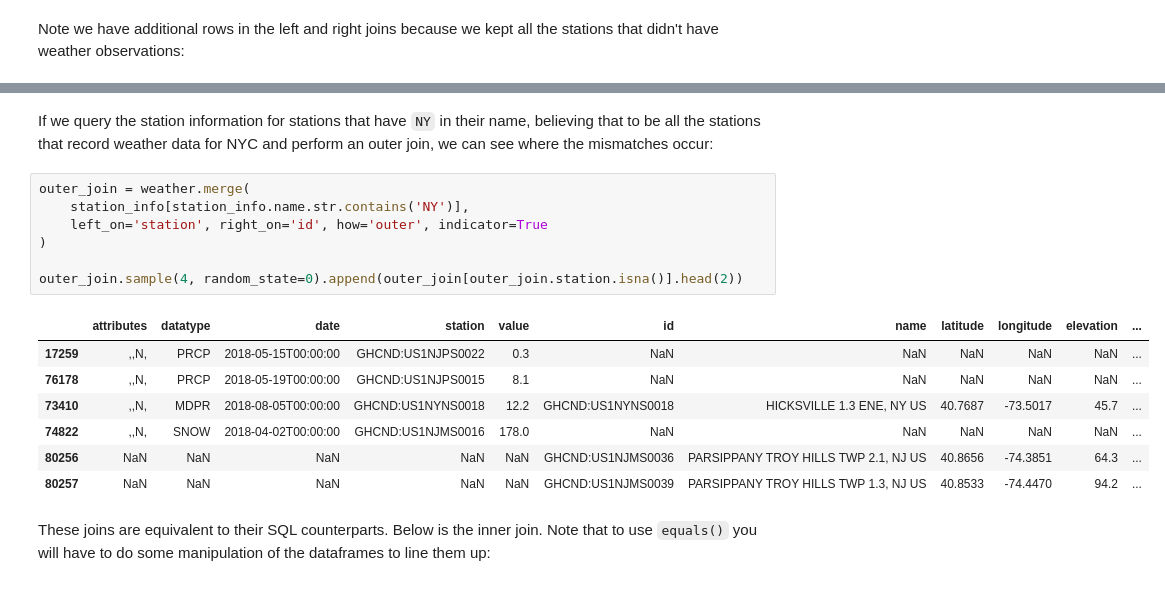
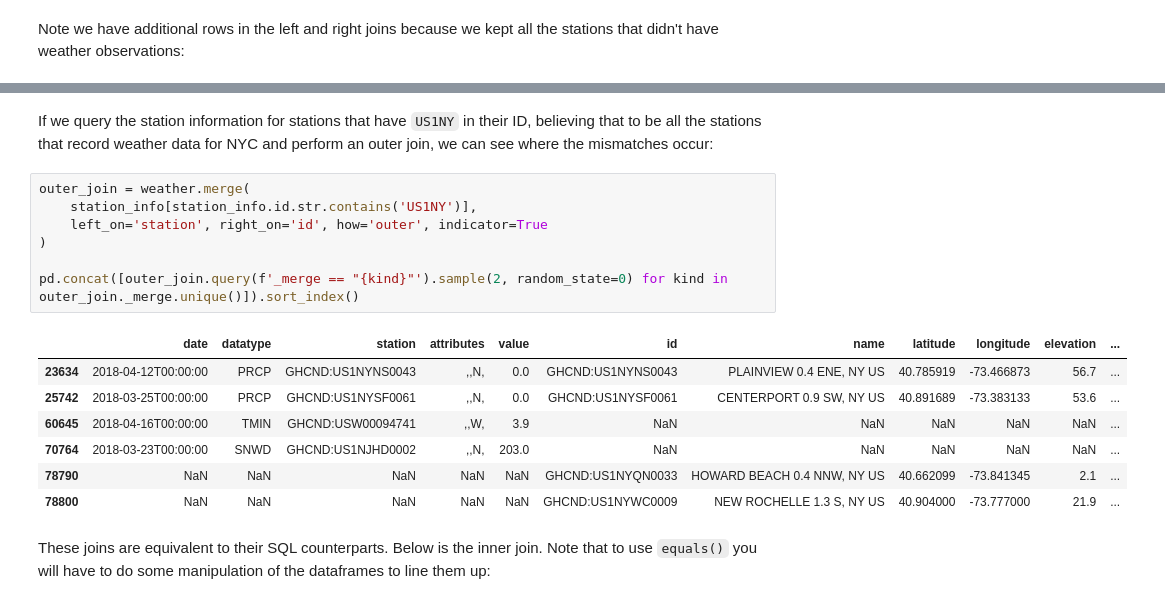
Before and after one commit to stefmolin/Hands-On-Data-Analysis-with-Pandas-2nd-edition, a Jupyter notebook: ch_04/1-querying_and_merging.ipynb, the cells around one changed output, grey strips where cells are left out. Saved outputs shown, nothing was run; the diff lists cells and outputs as text.

Commit message:
Improve query() example and update outputs.

```diff
--- a/ch_04/1-querying_and_merging.ipynb
+++ b/ch_04/1-querying_and_merging.ipynb
@@ -176,20 +183,20 @@ get_info('shape', inner_join, left_join, right_join)
 # %% [markdown]
-If we query the station information for stations that have `NY` in their name, believing that to be all the stations that record weather data for NYC and perform an outer join, we can see where the mismatches occur:
+If we query the station information for stations that have `US1NY` in their ID, believing that to be all the stations that record weather data for NYC and perform an outer join, we can see where the mismatches occur:
 # %%
 outer_join = weather.merge(
-    station_info[station_info.name.str.contains('NY')],
+    station_info[station_info.id.str.contains('US1NY')],
     left_on='station', right_on='id', how='outer', indicator=True
 )
 
-outer_join.sample(4, random_state=0).append(outer_join[outer_join.station.isna()].head(2))
+pd.concat([outer_join.query(f'_merge == "{kind}"').sample(2, random_state=0) for kind in outer_join._merge.unique()]).sort_index()
 # %% [output]
-|  | attributes | datatype | date | station | value | id | name | latitude | longitude | elevation | ... |
-| 17259 | ,,N, | PRCP | 2018-05-15T00:00:00 | GHCND:US1NJPS0022 | 0.3 | NaN | NaN | NaN | NaN | NaN | ... |
-| 76178 | ,,N, | PRCP | 2018-05-19T00:00:00 | GHCND:US1NJPS0015 | 8.1 | NaN | NaN | NaN | NaN | NaN | ... |
-| 73410 | ,,N, | MDPR | 2018-08-05T00:00:00 | GHCND:US1NYNS0018 | 12.2 | GHCND:US1NYNS0018 | HICKSVILLE 1.3 ENE, NY US | 40.7687 | -73.5017 | 45.7 | ... |
-| 74822 | ,,N, | SNOW | 2018-04-02T00:00:00 | GHCND:US1NJMS0016 | 178.0 | NaN | NaN | NaN | NaN | NaN | ... |
-| 80256 | NaN | NaN | NaN | NaN | NaN | GHCND:US1NJMS0036 | PARSIPPANY TROY HILLS TWP 2.1, NJ US | 40.8656 | -74.3851 | 64.3 | ... |
-| 80257 | NaN | NaN | NaN | NaN | NaN | GHCND:US1NJMS0039 | PARSIPPANY TROY HILLS TWP 1.3, NJ US | 40.8533 | -74.4470 | 94.2 | ... |
+|  | date | datatype | station | attributes | value | id | name | latitude | longitude | elevation | ... |
+| 23634 | 2018-04-12T00:00:00 | PRCP | GHCND:US1NYNS0043 | ,,N, | 0.0 | GHCND:US1NYNS0043 | PLAINVIEW 0.4 ENE, NY US | 40.785919 | -73.466873 | 56.7 | ... |
+| 25742 | 2018-03-25T00:00:00 | PRCP | GHCND:US1NYSF0061 | ,,N, | 0.0 | GHCND:US1NYSF0061 | CENTERPORT 0.9 SW, NY US | 40.891689 | -73.383133 | 53.6 | ... |
+| 60645 | 2018-04-16T00:00:00 | TMIN | GHCND:USW00094741 | ,,W, | 3.9 | NaN | NaN | NaN | NaN | NaN | ... |
+| 70764 | 2018-03-23T00:00:00 | SNWD | GHCND:US1NJHD0002 | ,,N, | 203.0 | NaN | NaN | NaN | NaN | NaN | ... |
+| 78790 | NaN | NaN | NaN | NaN | NaN | GHCND:US1NYQN0033 | HOWARD BEACH 0.4 NNW, NY US | 40.662099 | -73.841345 | 2.1 | ... |
+| 78800 | NaN | NaN | NaN | NaN | NaN | GHCND:US1NYWC0009 | NEW ROCHELLE 1.3 S, NY US | 40.904000 | -73.777000 | 21.9 | ... |
 # %% [markdown]
 These joins are equivalent to their SQL counterparts. Below is the inner join. Note that to use `equals()` you will have to do some manipulation of the dataframes to line them up:
 # %%
```
Also changed, not shown: parts of 29 cells of this notebook.
